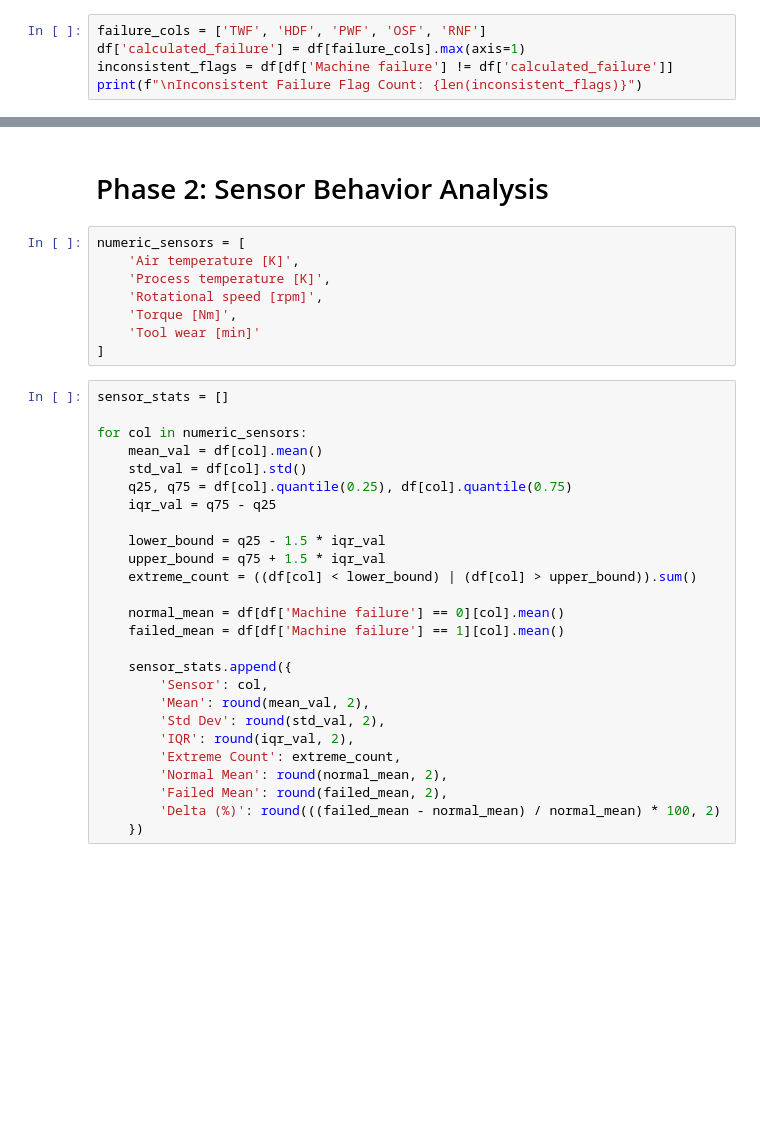
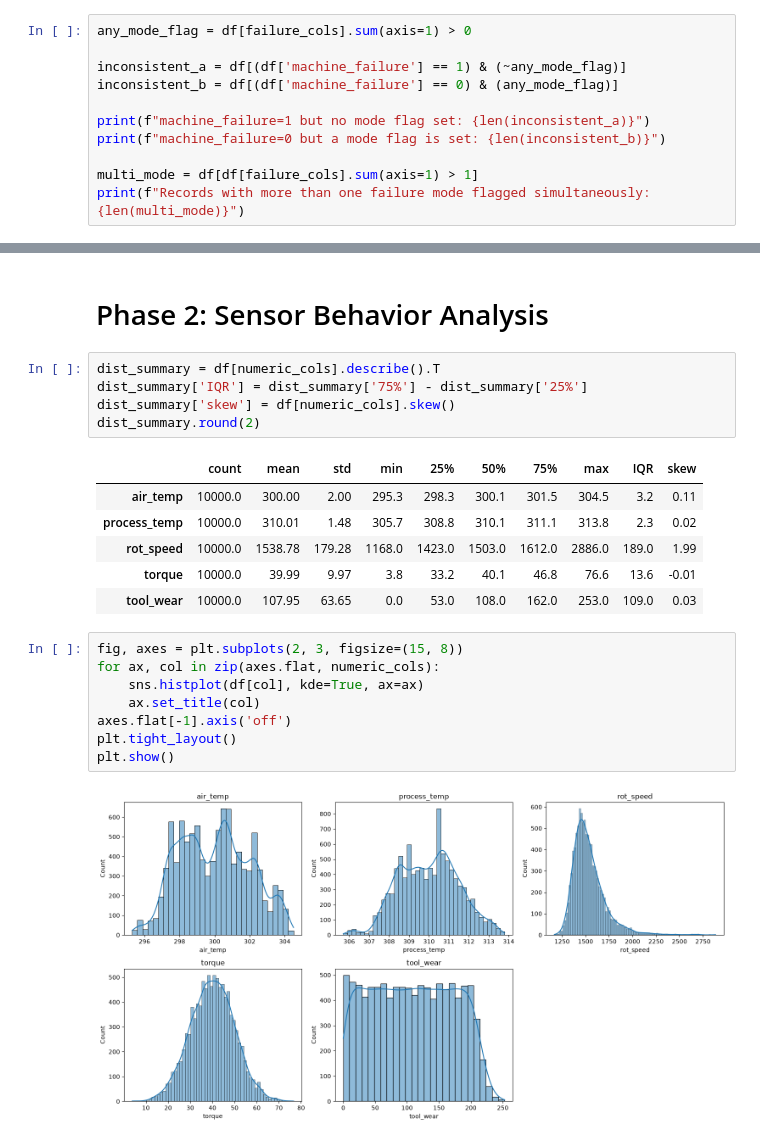
Before and after one commit to JohannFloydmann/MachineLearning, a Jupyter notebook: practise2/practise2.ipynb, the cells around one changed output, grey strips where cells are left out. Saved outputs shown, nothing was run; the diff lists cells and outputs as text; blank space fills up the shorter version.

```diff
--- a/practise2/practise2.ipynb
+++ b/practise2/practise2.ipynb
@@ -86,8 +102,14 @@ print(df.duplicated().sum())
 # %% [output]
 0
 # %%
-failure_cols = ['TWF', 'HDF', 'PWF', 'OSF', 'RNF']
-df['calculated_failure'] = df[failure_cols].max(axis=1)
-inconsistent_flags = df[df['Machine failure'] != df['calculated_failure']]
-print(f"\nInconsistent Failure Flag Count: {len(inconsistent_flags)}")
+any_mode_flag = df[failure_cols].sum(axis=1) > 0
+
+inconsistent_a = df[(df['machine_failure'] == 1) & (~any_mode_flag)]
+inconsistent_b = df[(df['machine_failure'] == 0) & (any_mode_flag)]
+
+print(f"machine_failure=1 but no mode flag set: {len(inconsistent_a)}")
+print(f"machine_failure=0 but a mode flag is set: {len(inconsistent_b)}")
+
+multi_mode = df[df[failure_cols].sum(axis=1) > 1]
+print(f"Records with more than one failure mode flagged simultaneously: {len(multi_mode)}")
 # %% [output]
@@ -121,37 +124,25 @@ inconsistent_flags
 # %% [markdown]
 # Phase 2: Sensor Behavior Analysis
 # %%
-numeric_sensors = [
-    'Air temperature [K]',
-    'Process temperature [K]',
-    'Rotational speed [rpm]',
-    'Torque [Nm]',
-    'Tool wear [min]'
-]
+dist_summary = df[numeric_cols].describe().T
+dist_summary['IQR'] = dist_summary['75%'] - dist_summary['25%']
+dist_summary['skew'] = df[numeric_cols].skew()
+dist_summary.round(2)
+# %% [output]
+|  | count | mean | std | min | 25% | 50% | 75% | max | IQR | skew |
+| air_temp | 10000.0 | 300.00 | 2.00 | 295.3 | 298.3 | 300.1 | 301.5 | 304.5 | 3.2 | 0.11 |
+| process_temp | 10000.0 | 310.01 | 1.48 | 305.7 | 308.8 | 310.1 | 311.1 | 313.8 | 2.3 | 0.02 |
+| rot_speed | 10000.0 | 1538.78 | 179.28 | 1168.0 | 1423.0 | 1503.0 | 1612.0 | 2886.0 | 189.0 | 1.99 |
+| torque | 10000.0 | 39.99 | 9.97 | 3.8 | 33.2 | 40.1 | 46.8 | 76.6 | 13.6 | -0.01 |
+| tool_wear | 10000.0 | 107.95 | 63.65 | 0.0 | 53.0 | 108.0 | 162.0 | 253.0 | 109.0 | 0.03 |
 # %%
-sensor_stats = []
-
-for col in numeric_sensors:
-    mean_val = df[col].mean()
-    std_val = df[col].std()
-    q25, q75 = df[col].quantile(0.25), df[col].quantile(0.75)
-    iqr_val = q75 - q25
-
-    lower_bound = q25 - 1.5 * iqr_val
-    upper_bound = q75 + 1.5 * iqr_val
-    extreme_count = ((df[col] < lower_bound) | (df[col] > upper_bound)).sum()
-
-    normal_mean = df[df['Machine failure'] == 0][col].mean()
-    failed_mean = df[df['Machine failure'] == 1][col].mean()
-
-    sensor_stats.append({
-        'Sensor': col,
-        'Mean': round(mean_val, 2),
-        'Std Dev': round(std_val, 2),
-        'IQR': round(iqr_val, 2),
-        'Extreme Count': extreme_count,
-        'Normal Mean': round(normal_mean, 2),
-        'Failed Mean': round(failed_mean, 2),
-        'Delta (%)': round(((failed_mean - normal_mean) / normal_mean) * 100, 2)
-    })
+fig, axes = plt.subplots(2, 3, figsize=(15, 8))
+for ax, col in zip(axes.flat, numeric_cols):
+    sns.histplot(df[col], kde=True, ax=ax)
+    ax.set_title(col)
+axes.flat[-1].axis('off')
+plt.tight_layout()
+plt.show()
+# %% [output]
+[figure, added]
 # %%
```
Also changed, not shown: parts of 23 cells of this notebook.
